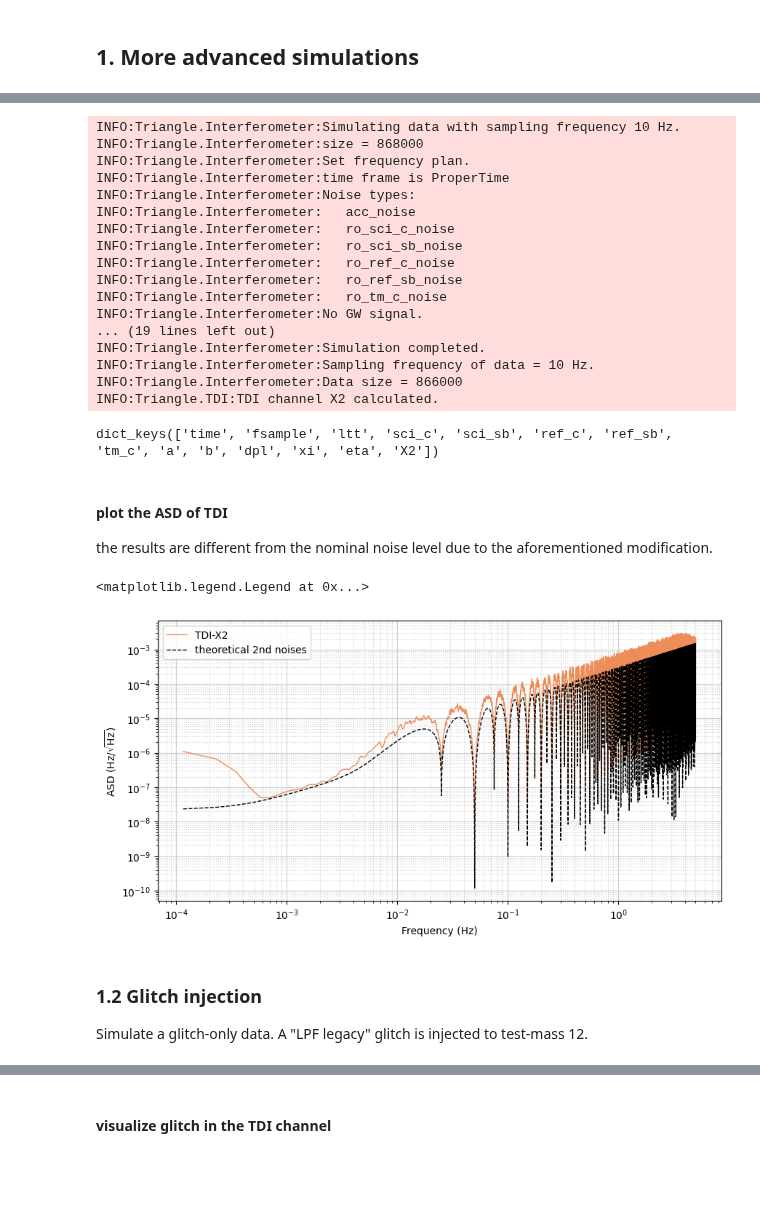
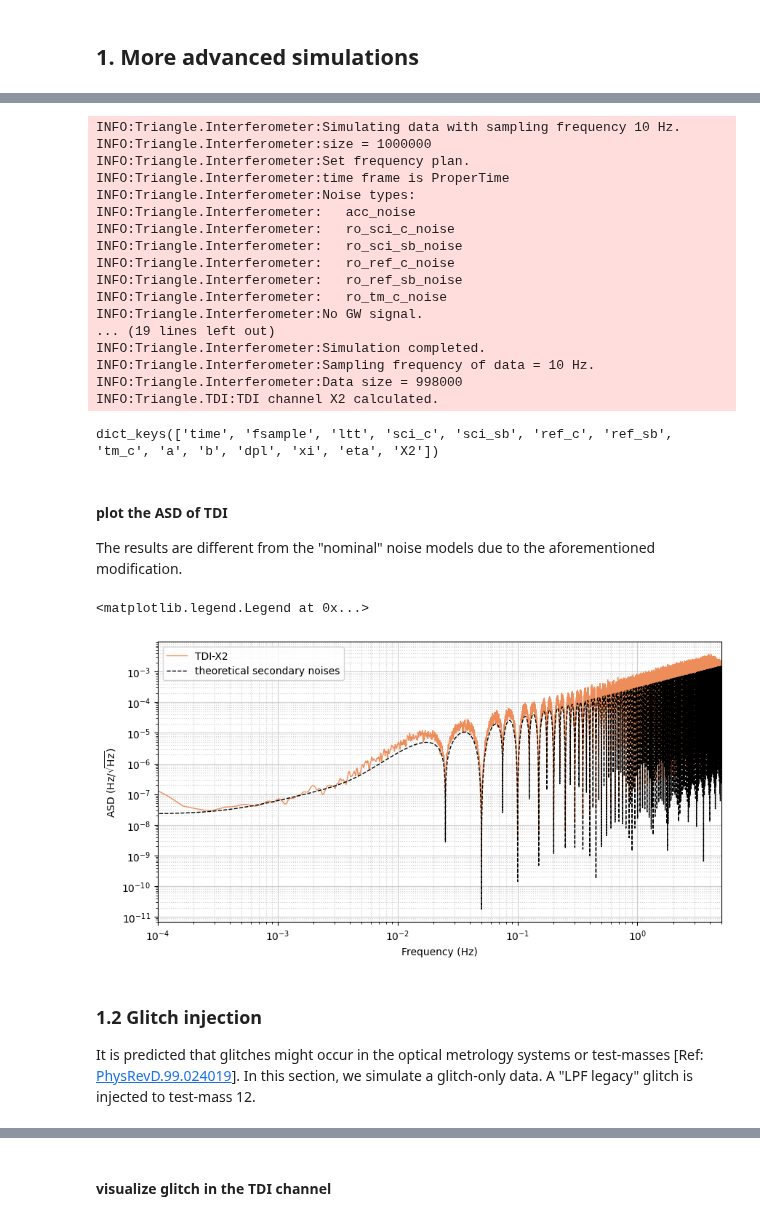
Before and after one commit to TriangleDataCenter/Triangle-Simulator, a Jupyter notebook: Tutorials/2_Demo_More_Advanced_Simulation.ipynb, the cells around one changed output, grey strips where cells are left out. Cells and saved outputs as stored; diff of their text form; code cells hidden in the pictures; blank space fills up the shorter version.

```diff
--- a/Tutorials/2_Demo_More_Advanced_Simulation.ipynb
+++ b/Tutorials/2_Demo_More_Advanced_Simulation.ipynb
@@ -63,25 +81,17 @@ Generally, other noises in the ifo.BasicNoise dictionary can also be modified, o
 # %%
 fsample = 10
-data_time = 1 * DAY
-ifo_drop_time1 = 100
-ifo_drop_time2 = 100
-tdi_drop_time1 = 100
-tdi_drop_time2 = 100
-size = int((data_time + ifo_drop_time1 + ifo_drop_time2 + tdi_drop_time1 + tdi_drop_time2) * fsample)
+data_time = 100000
+size = int(data_time * fsample)
 interp_order = 31
 
 orbit = Orbit(OrbitDir='../OrbitData/MicroSateOrbitEclipticTCB', tstart=10.*DAY)
 offset = OffsetFunctions(laser_flag=False, clock_flag=False)
-noise = InstrumentalPSDs(unit='ffd')
+noise = InstrumentalPSDs()
 
 ifo = Interferometers(
     size=size,
     fsample=fsample,
     time_frame='ProperTime',
-    garbage_time1=ifo_drop_time1,
-    garbage_time2=ifo_drop_time2,
-    telemetry_downsample=None,
-    detrend_order=None,
     acc_noise=True,
     ro_noise=True,
     laser_noise=False,
@@ -101,22 +111,29 @@ ifo = Interferometers(
     clean_memory=False,
     )
 
-# break the ifo.SimulateInterferometer() function into steps so that we can modify the intermediate variables
+# Step 1:
 ifo.SimulateBasicNoise()
 
-# modify the amplitudes of acceleration noises
+# modify the amplitudes of ISI_{c,ij} readout noises
 for key in MOSA_labels:
     ifo.BasicNoise['ro_sci_c_noise'][key] *= np.random.uniform(1.5, 2.5)
 
+# Step 2:
 ifo.SimulateRangeAndClock()
+
+# Step 3:
 if ifo.gw_flag:
     ifo.SimulateGW()
+
+# Step 4:
 ifo.SimulateMeasurements()
+
+# output and synchronize to TCB
 m = ifo.OutputMeasurements(mode='decomposed')
-
 m1 = TPStoTCB(m, orbit_class=orbit, order=interp_order, pool=pool)
 
-tdi = TDI(measurements=m1, delays=m1['ltt'], fsample=m1['fsample'], order=31, delay_order=5)
+# TDI combination
+tdi = TDI(measurements=m1, delays=m1['ltt'], fsample=m1['fsample'], order=31)
 tdi.CalculateXi(doppler=True, pool=pool)
 tdi.CalculateEta(doppler=True)
 tdi.CalculateBasicTDI(channel='X2', doppler=True)
@@ -124,7 +141,7 @@ tdi.CalculateBasicTDI(channel='X2', doppler=True)
 tdi.measurements.keys()
 # %% [output]
 INFO:Triangle.Interferometer:Simulating data with sampling frequency 10 Hz.
-INFO:Triangle.Interferometer:size = 868000
+INFO:Triangle.Interferometer:size = 1000000
 INFO:Triangle.Interferometer:Set frequency plan.
 INFO:Triangle.Interferometer:time frame is ProperTime
 INFO:Triangle.Interferometer:Noise types:
@@ -138,45 +155,45 @@ INFO:Triangle.Interferometer:No GW signal.
 ... (19 lines left out)
 INFO:Triangle.Interferometer:Simulation completed.
 INFO:Triangle.Interferometer:Sampling frequency of data = 10 Hz.
-INFO:Triangle.Interferometer:Data size = 866000
+INFO:Triangle.Interferometer:Data size = 998000
 INFO:Triangle.TDI:TDI channel X2 calculated.
 dict_keys(['time', 'fsample', 'ltt', 'sci_c', 'sci_sb', 'ref_c', 'ref_sb', 'tm_c', 'a', 'b', 'dpl', 'xi', 'eta', 'X2'])
 # %% [markdown]
 #### plot the ASD of TDI
-the results are different from the nominal noise level due to the aforementioned modification.
+The results are different from the "nominal" noise models due to the aforementioned modification.
 # %%
+win = 'kaiser'
+windict = dict(beta=28)
+nbin = 4 # this time we calculate the averaged PSD to show the spectral shape more clearly
+drop_points = int(1000 * fsample)
+
+plt.figure(figsize=(10, 5))
+
+f, xf = PSD_window(tdi.measurements['X2'][drop_points:-drop_points], tdi.fsample, nbin=nbin, window_type=win, window_args_dict=windict)
+plt.loglog(f, np.sqrt(xf), color=ORANGE, linewidth=1, label='TDI-X2')
+
 arms = dict()
 arm_idx = int(len(m1['ltt']['12']) / 2.)
 for k, v in m1['ltt'].items():
     arms[k] = v[arm_idx]
-
-win = 'kaiser'
-windict = dict(beta=28)
-nbin = 10 # NOTE: calculate average PSD to show the shape more clearly
-drop1 = int(tdi_drop_time1 * fsample)
-drop2 = -int(tdi_drop_time2 * fsample)
-
-plt.figure(figsize=(10, 5))
-
-f, xf = PSD_window(tdi.measurements['X2'][drop1:drop2], tdi.fsample, nbin=nbin, window_type=win, window_args_dict=windict)
-plt.loglog(f, np.sqrt(xf), color=ORANGE, linewidth=1, label='TDI-X2')
-
 PSD = TDIPSDs()
 PSD_X2 = PSD.PSD_X2_unequal(f, arms)
-plt.loglog(f, np.sqrt(PSD_X2) * F_LASER, color='k', linestyle='--', linewidth=1, label = 'theoretical 2nd noises') # theoetidal noise PSD based on the "nominal" noise amplitudes
+plt.loglog(f, np.sqrt(PSD_X2) * F_LASER, color='k', linestyle='--', linewidth=1, label = 'theoretical secondary noises') # theoetidal noise PSD based on the "nominal" noise amplitudes
 
 plt.grid(which='major', alpha=0.6)
 plt.grid(which='minor', alpha=0.6, linestyle=':')
 
+plt.xlim(1e-4, 5)
+
 plt.xlabel('Frequency (Hz)')
 plt.ylabel('ASD ' + r'${\rm (Hz/\sqrt{Hz})}$')
-
 plt.legend(loc='upper left')
 # %% [output]
 <matplotlib.legend.Legend at 0x...>
-[figure, old version]
+[figure, new version]
 # %% [markdown]
 ### 1.2 Glitch injection
-Simulate a glitch-only data. A "LPF legacy" glitch is injected to test-mass 12.
+It is predicted that glitches might occur in the optical metrology systems or test-masses [Ref: [PhysRevD.99.024019](https://journals.aps.org/prd/abstract/10.1103/PhysRevD.99.024019)].
+In this section, we simulate a glitch-only data. A "LPF legacy" glitch is injected to test-mass 12.
 # %%
 fsample = 10
```
Also changed, not shown: parts of 26 cells of this notebook, 1 other file.
